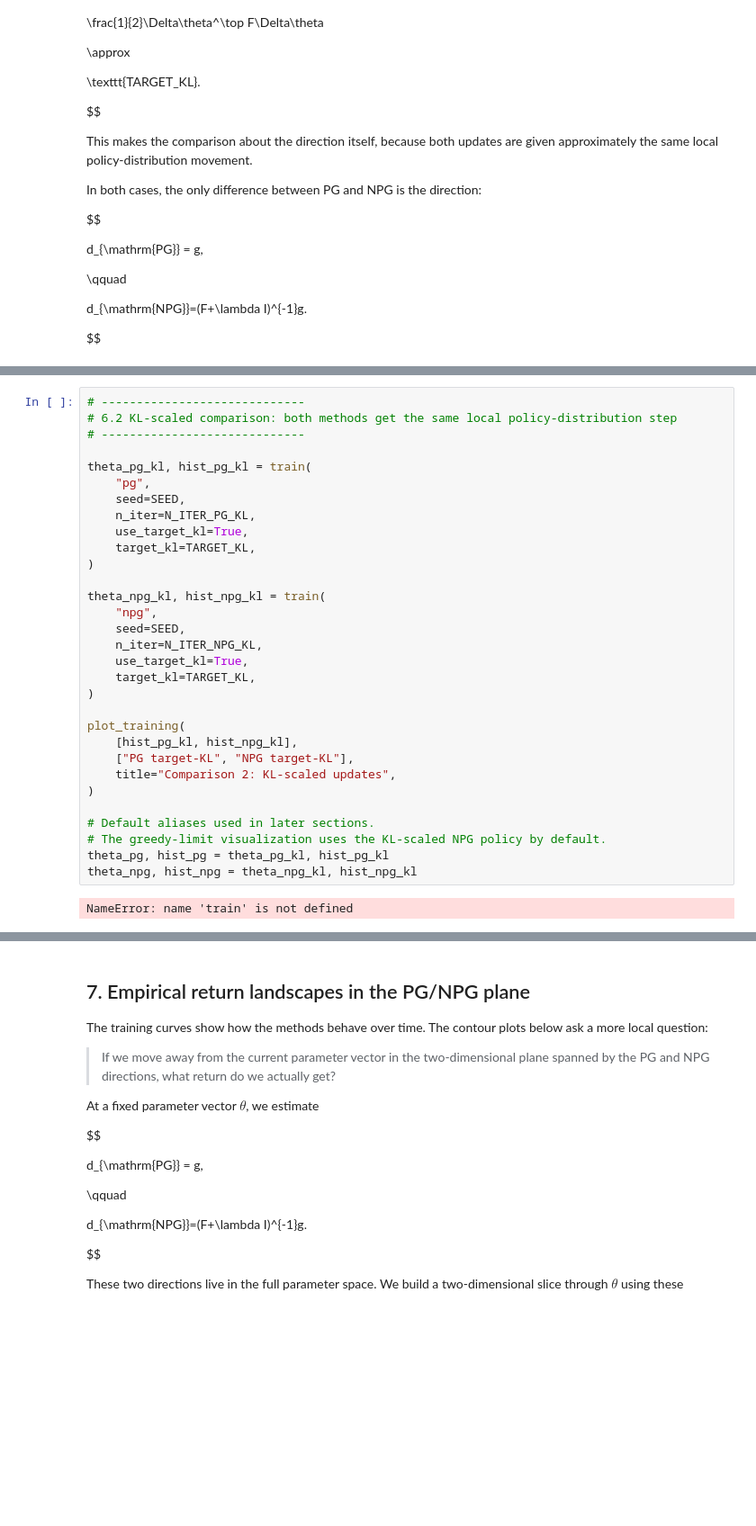
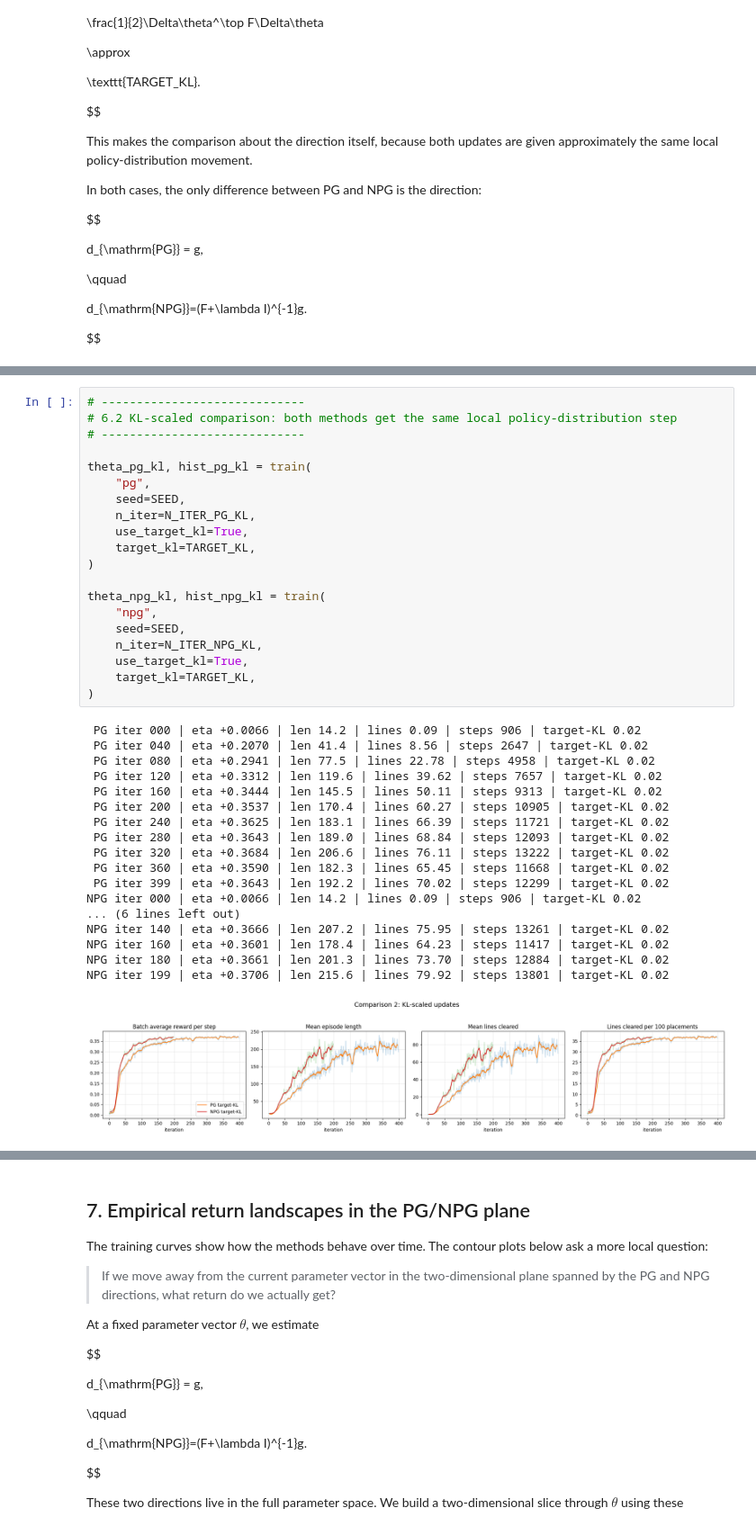
Before and after one commit to yaswhar/DRL-Spring2026-SUT, a Jupyter notebook: HW2/404210253_HW2_NPG.ipynb, the cells around one changed output, grey strips where cells are left out. Shown at 90% size. Cells and saved outputs as stored; diff of their text form; blank space fills up the shorter version.

```diff
--- a/HW2/404210253_HW2_NPG.ipynb
+++ b/HW2/404210253_HW2_NPG.ipynb
@@ -1302,36 +1304,42 @@ plot_training(
 # %%
 # -----------------------------
 # 6.2 KL-scaled comparison: both methods get the same local policy-distribution step
 # -----------------------------
 
 theta_pg_kl, hist_pg_kl = train(
     "pg",
     seed=SEED,
     n_iter=N_ITER_PG_KL,
     use_target_kl=True,
     target_kl=TARGET_KL,
 )
 
 theta_npg_kl, hist_npg_kl = train(
     "npg",
     seed=SEED,
     n_iter=N_ITER_NPG_KL,
     use_target_kl=True,
     target_kl=TARGET_KL,
 )
-
-plot_training(
-    [hist_pg_kl, hist_npg_kl],
-    ["PG target-KL", "NPG target-KL"],
-    title="Comparison 2: KL-scaled updates",
-)
-
-# Default aliases used in later sections.
-# The greedy-limit visualization uses the KL-scaled NPG policy by default.
-theta_pg, hist_pg = theta_pg_kl, hist_pg_kl
-theta_npg, hist_npg = theta_npg_kl, hist_npg_kl
 # %% [output]
-NameError: name 'train' is not defined
+ PG iter 000 | eta +0.0066 | len 14.2 | lines 0.09 | steps 906 | target-KL 0.02
+ PG iter 040 | eta +0.2070 | len 41.4 | lines 8.56 | steps 2647 | target-KL 0.02
+ PG iter 080 | eta +0.2941 | len 77.5 | lines 22.78 | steps 4958 | target-KL 0.02
+ PG iter 120 | eta +0.3312 | len 119.6 | lines 39.62 | steps 7657 | target-KL 0.02
+ PG iter 160 | eta +0.3444 | len 145.5 | lines 50.11 | steps 9313 | target-KL 0.02
+ PG iter 200 | eta +0.3537 | len 170.4 | lines 60.27 | steps 10905 | target-KL 0.02
+ PG iter 240 | eta +0.3625 | len 183.1 | lines 66.39 | steps 11721 | target-KL 0.02
+ PG iter 280 | eta +0.3643 | len 189.0 | lines 68.84 | steps 12093 | target-KL 0.02
+ PG iter 320 | eta +0.3684 | len 206.6 | lines 76.11 | steps 13222 | target-KL 0.02
+ PG iter 360 | eta +0.3590 | len 182.3 | lines 65.45 | steps 11668 | target-KL 0.02
+ PG iter 399 | eta +0.3643 | len 192.2 | lines 70.02 | steps 12299 | target-KL 0.02
+NPG iter 000 | eta +0.0066 | len 14.2 | lines 0.09 | steps 906 | target-KL 0.02
+... (6 lines left out)
+NPG iter 140 | eta +0.3666 | len 207.2 | lines 75.95 | steps 13261 | target-KL 0.02
+NPG iter 160 | eta +0.3601 | len 178.4 | lines 64.23 | steps 11417 | target-KL 0.02
+NPG iter 180 | eta +0.3661 | len 201.3 | lines 73.70 | steps 12884 | target-KL 0.02
+NPG iter 199 | eta +0.3706 | len 215.6 | lines 79.92 | steps 13801 | target-KL 0.02
+[figure, added]
 # %%
 plot_training(
     [hist_pg_kl, hist_npg_kl],
```
Also changed, not shown: parts of 7 cells of this notebook.
